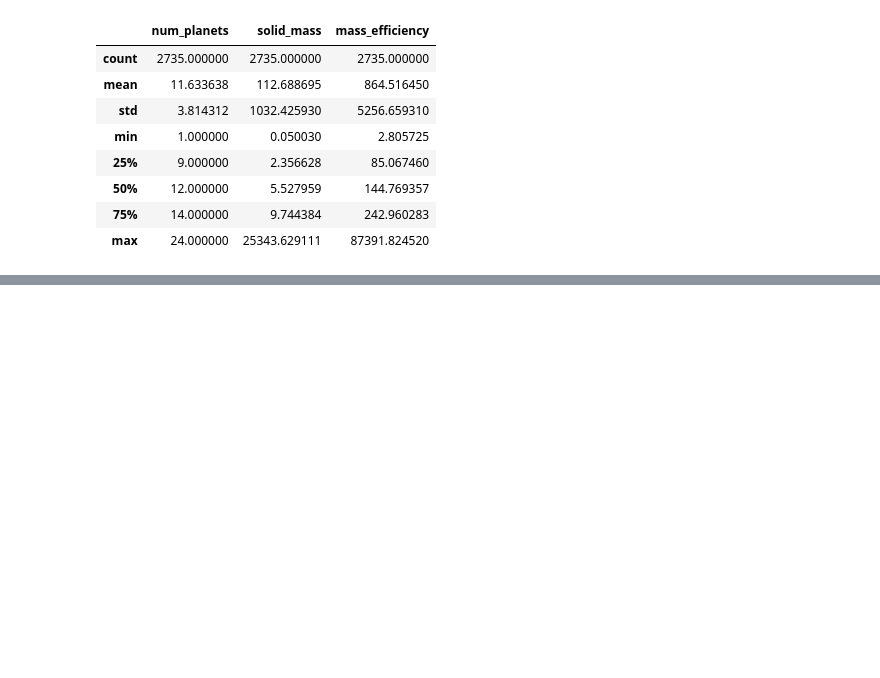
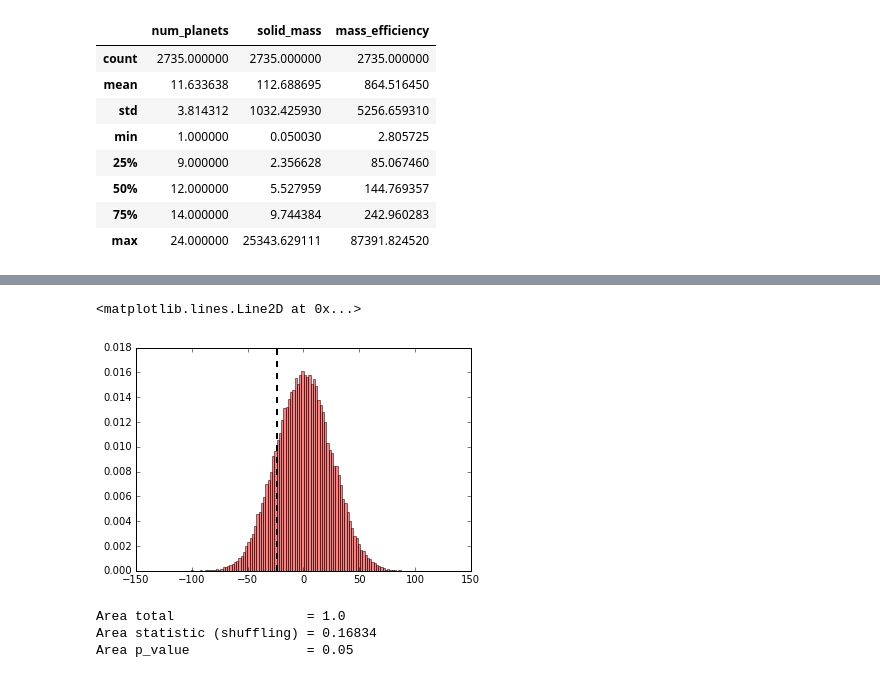
Before and after one commit to cebasfu93/planetaryFormation, a Jupyter notebook: dataExploration.ipynb, the cells around one changed output, grey strips where cells are left out. Saved outputs shown, nothing was run; the diff lists cells and outputs as text; code cells hidden in the pictures; blank space fills up the shorter version.

```diff
--- a/dataExploration.ipynb
+++ b/dataExploration.ipynb
@@ -212,3 +221,7 @@ values, base = np.histogram(diff_score, bins = 100)
 # %%
-n, bins, patches = plt.hist(diff_score, bins =100, normed=1.0, facecolor='green', alpha=0.5)
-values, base = np.histogram(diff_score, bins = 100)
+n, bins, patches = plt.hist(mass_mean, bins =100, normed=1.0, facecolor='red', alpha=0.5)
+values, base = np.histogram(mass_mean, bins = 100)
+plt.axvline(ori_mean_mass, color='k', linestyle='dashed', linewidth=2)
+# %% [output]
+<matplotlib.lines.Line2D at 0x...>
+[figure, added]
@@ -220,0 +228,6 @@ X_train_low, X_test_low, Y_train_low, Y_test_low = train_test_split(X_low,Y_low)
+# %%
+compare_statistics(values,base,ori_mean_mass,alpha = 0.05)
+# %% [output]
+Area total                 = 1.0
+Area statistic (shuffling) = 0.16834
+Area p_value               = 0.05
```
Also changed, not shown: parts of 19 cells of this notebook.
